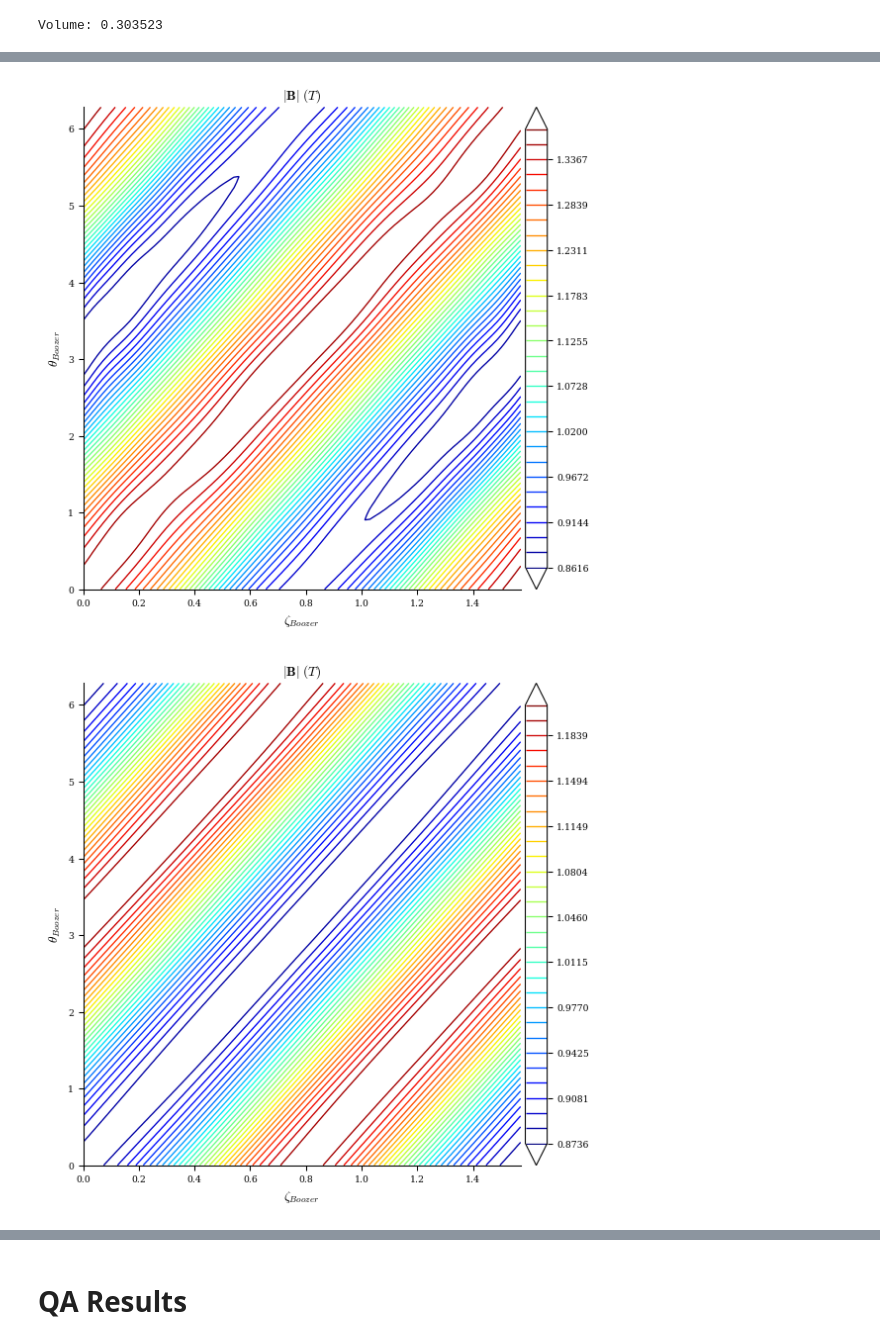
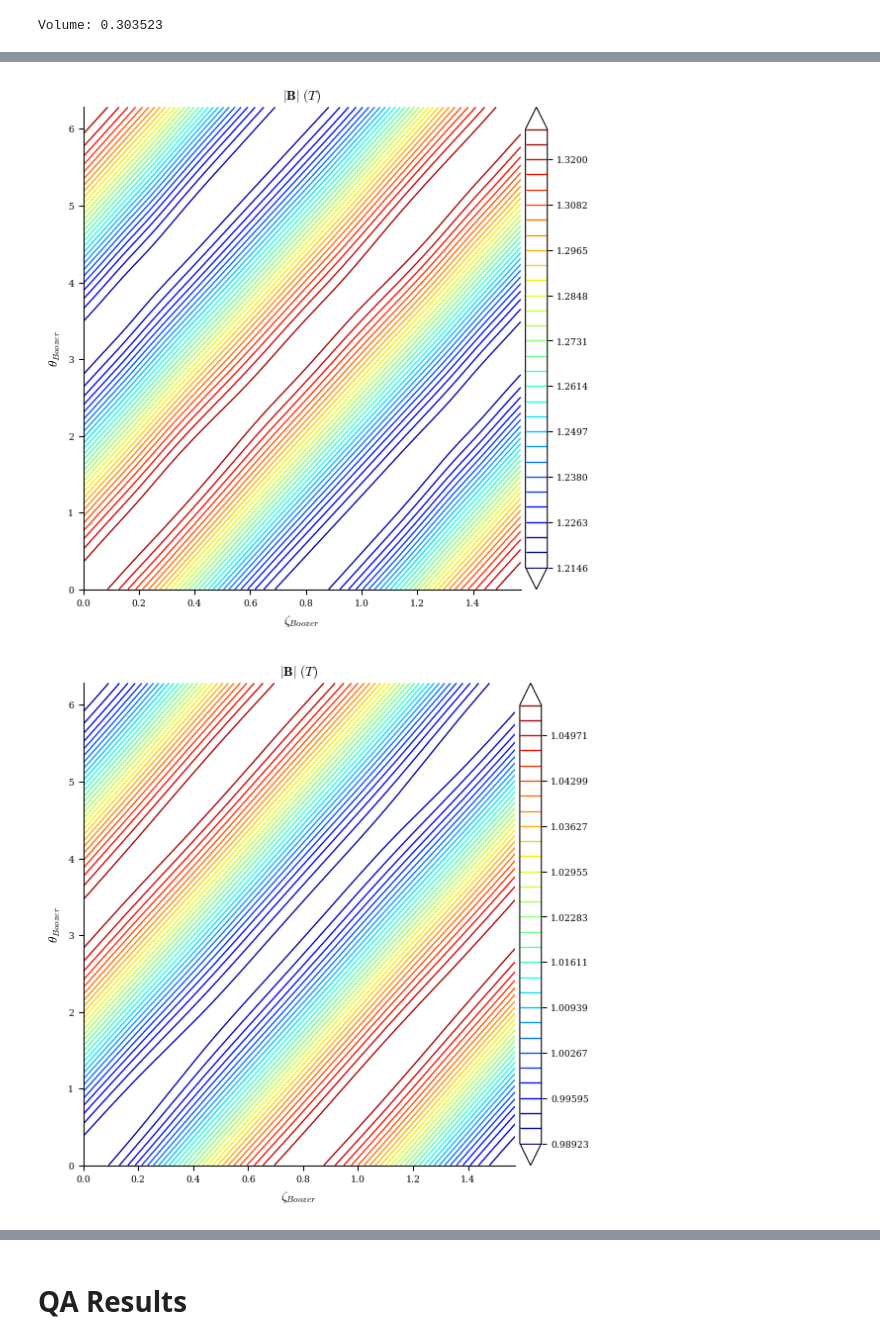
Before and after one commit to YigitElma/DEBUG-DESC, a Jupyter notebook: Poincare/PAPER_PLOTS/check-poincare-results.ipynb, the cells around one changed output, grey strips where cells are left out. Saved outputs shown, nothing was run; the diff lists cells and outputs as text; code cells hidden in the pictures.

```diff
--- a/Poincare/PAPER_PLOTS/check-poincare-results.ipynb
+++ b/Poincare/PAPER_PLOTS/check-poincare-results.ipynb
@@ -66,7 +66,7 @@ Using device: NVIDIA GeForce RTX 4080 Laptop GPU (id=0), with 11.08 GB available
 # %% [markdown]
 # QH Results
 # %%
-eqfam = desc.io.load("eqfam_rotated_poincare_optimize_QH_wqs1.0_war50.0_wvol10.0.h5")
+eqfam = desc.io.load("eqfam_rotated_poincare_optimize_QH_wqs1.0_war50.0_wvol120.0.h5")
 # %%
 eq = eqfam[-1]
 eq0 = eqfam[0]
@@ -89,11 +91,11 @@ plt.savefig("iota_poincare_optimize_QH_wqs1.0_war50.0_wvol10.0.png", dpi=300)
 # %%
-rho = 1
+rho = 0.2
 plot_boozer_surface(eq, rho=rho)
-plt.savefig(
-    f"boozer_rho{rho}_poincare_optimize_QH_wqs1.0_war50.0_wvol10.0.png",
-    dpi=300,
-)
+# plt.savefig(
+#     f"boozer_rho{rho}_poincare_optimize_QH_wqs1.0_war50.0_wvol10.0.png",
+#     dpi=300,
+# )
 plot_boozer_surface(eqh, rho=rho);
 # %% [output]
-[figure, old version]
+[figure, new version]
-[figure, old version]
+[figure, new version]
```
Also changed, not shown: parts of 19 cells of this notebook, 12 other files.
